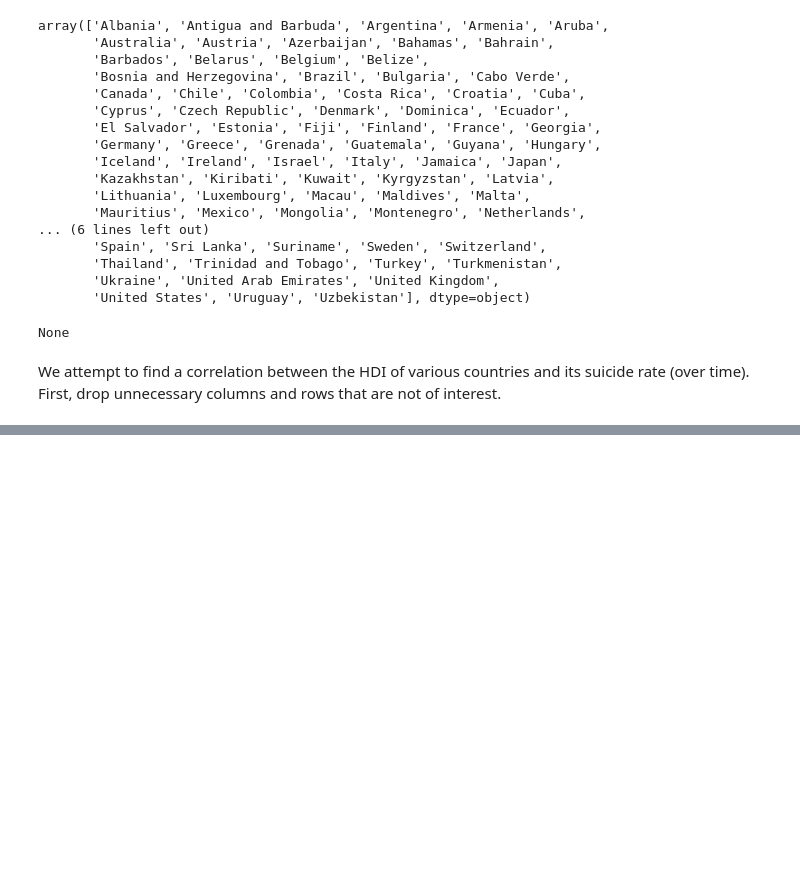
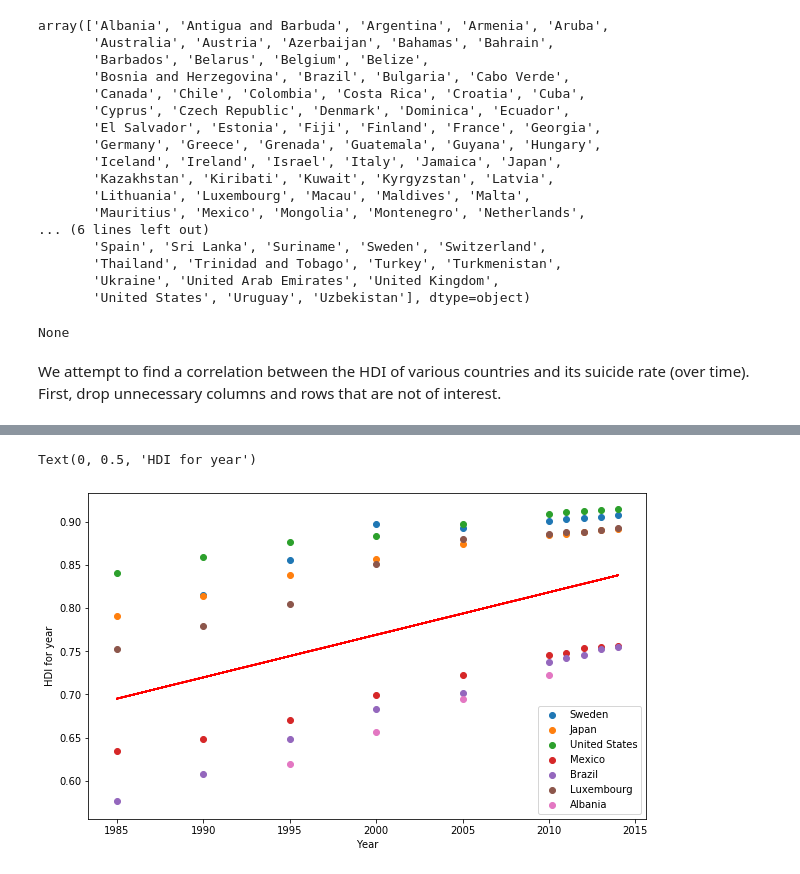
Before and after one commit to mahibhosain/suicide-analysis, a Jupyter notebook: suicide-analysis.ipynb, the cells around one changed output, grey strips where cells are left out. Drawn from its saved outputs; the diff is of its cells as text; code cells hidden in the pictures; blank space fills up the shorter version.

Commit message:
plotting and corrs

```diff
--- a/suicide-analysis.ipynb
+++ b/suicide-analysis.ipynb
@@ -109,0 +92,7 @@ https://pandas.pydata.org/pandas-docs/stable/indexing.html#deprecate-loc-reindex
+# %%
+df_suiciderate = df.drop(['HDI for year'], axis = 1)
+df_suiciderate = df.groupby(['country-year']).sum()
+df_suiciderate['suicide/100k'] = df_suiciderate['suicides_no'] / df_suiciderate['population'] * 100000
+df_suiciderate = df_suiciderate.drop(['suicides_no', 'population', 'suicides/100k pop', 'HDI for year', 'year'], axis = 1)
+df_suiciderate = df_suiciderate.reset_index()
+df_suiciderate
@@ -109,0 +118,6 @@ https://pandas.pydata.org/pandas-docs/stable/indexing.html#deprecate-loc-reindex
+# %%
+df_hdi = df[['country-year','HDI for year']]
+df_hdi = df_hdi.dropna(axis=0, subset = ['HDI for year'])
+df_hdi = df_hdi.drop_duplicates()
+df_hdi = df_hdi.reset_index()
+df_hdi
@@ -109,0 +164,4 @@ https://pandas.pydata.org/pandas-docs/stable/indexing.html#deprecate-loc-reindex
+# %%
+df_final = pd.merge(df_hdi, df_suiciderate, on = 'country-year')
+
+df_final
@@ -109,0 +187,5 @@ https://pandas.pydata.org/pandas-docs/stable/indexing.html#deprecate-loc-reindex
+# %%
+df_final['year'] = df_final['country-year'].str.extract('(\d+)').astype(int)
+df_final = df_final.drop(['country-year'], axis =1)
+df_final = df_final.set_index('country')
+df_final
@@ -109,0 +212,20 @@ https://pandas.pydata.org/pandas-docs/stable/indexing.html#deprecate-loc-reindex
+# %%
+plt.figure(figsize=(10,6))
+se = plt.scatter(df_final.loc['Sweden']['year'], df_final.loc['Sweden']['HDI for year'],alpha=1)
+jp = plt.scatter(df_final.loc['Japan']['year'],df_final.loc['Japan']['HDI for year'])
+us = plt.scatter(df_final.loc['United States']['year'],df_final.loc['United States']['HDI for year'])
+mx = plt.scatter(df_final.loc['Mexico']['year'],df_final.loc['Mexico']['HDI for year'])
+br = plt.scatter(df_final.loc['Brazil']['year'],df_final.loc['Brazil']['HDI for year'])
+lx = plt.scatter(df_final.loc['Luxembourg']['year'], df_final.loc['Luxembourg']['HDI for year'])
+ab = plt.scatter(df_final.loc['Albania']['year'], df_final.loc['Albania']['HDI for year'])
+
+fit1 = np.polyfit(df_final['year'], df_final['HDI for year'],1)
+plt.plot(df_final['year'],fit1[0]*df_final['year']+fit1[1],color='red')
+
+plt.legend((se, jp,us, mx, br, lx, ab),("Sweden","Japan","United States", "Mexico", "Brazil",
+                                      "Luxembourg", "Albania"))
+plt.xlabel("Year")
+plt.ylabel('HDI for year')
+# %% [output]
+Text(0, 0.5, 'HDI for year')
+[figure, added]
```
Also changed, not shown: parts of 11 cells of this notebook.
